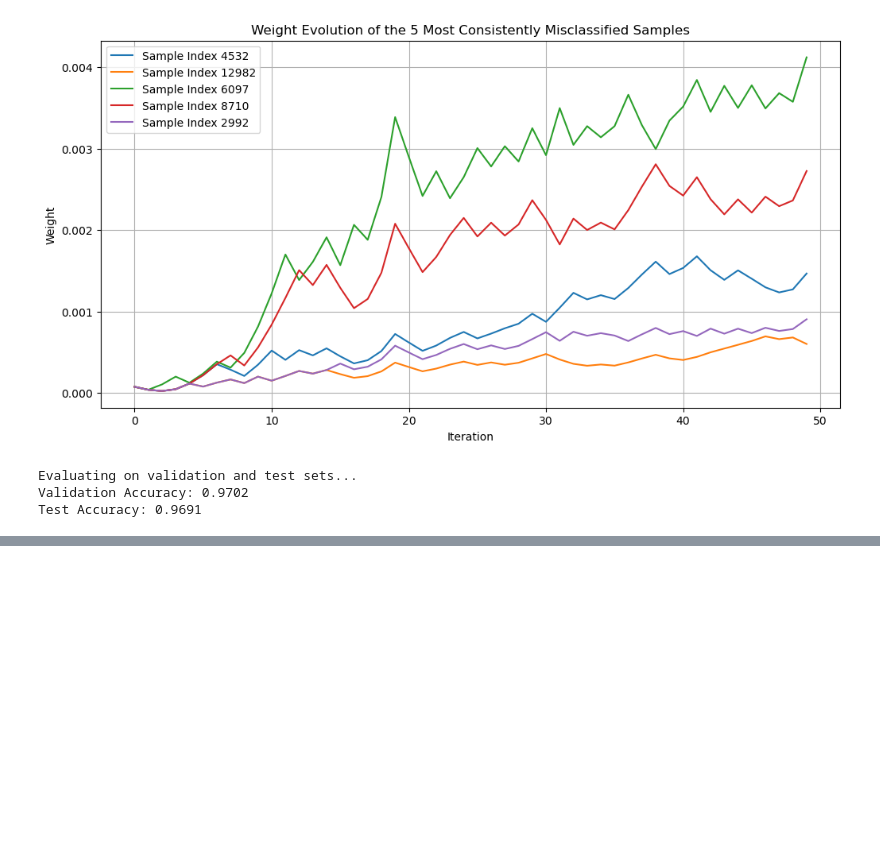
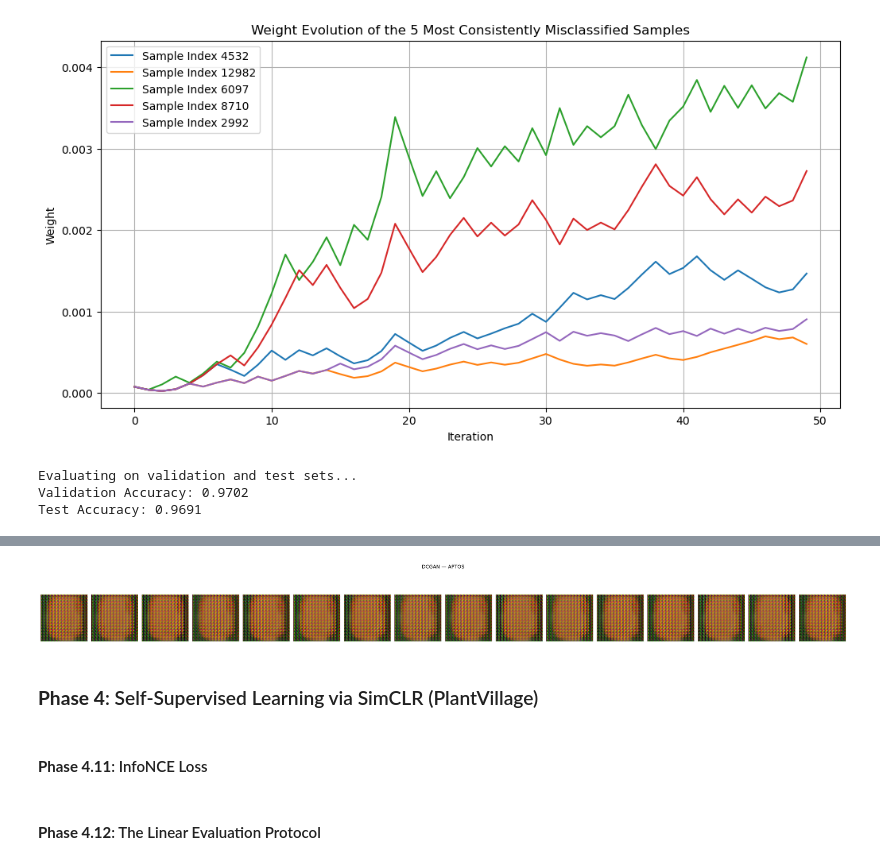
Before and after one commit to dwaipayanhaldar/E1-213-Pattern-Recognition-Neural-Network, a Jupyter notebook: Assignment_3/E1_213_A3_Dwaipayan_Haldar_code.ipynb, the cells around one changed output, grey strips where cells are left out. Saved outputs shown, nothing was run; the diff lists cells and outputs as text; code cells hidden in the pictures; blank space fills up the shorter version.

```diff
--- a/Assignment_3/E1_213_A3_Dwaipayan_Haldar_code.ipynb
+++ b/Assignment_3/E1_213_A3_Dwaipayan_Haldar_code.ipynb
@@ -126,0 +415,49 @@ Test Accuracy: 0.9691
+# %%
+"""
+This Cell is ran on server GPU. So not run here
+"""
+
+torch.manual_seed(42)
+torch.mps.manual_seed(42)
+
+model_gan_aptos = GAN(input_dim=128, latent_dim=128).to(device)
+
+for i, layer in enumerate(model_gan_aptos.generator):
+    if isinstance(layer, nn.BatchNorm2d):
+        model_gan_aptos.generator[i] = nn.Identity()
+
+optimizer_G_aptos = torch.optim.Adam(model_gan_aptos.generator.parameters(),     lr=2e-4, betas=(0.5, 0.999))
+optimizer_D_aptos = torch.optim.Adam(model_gan_aptos.discriminator.parameters(), lr=2e-4, betas=(0.5, 0.999))
+
+aptos_unlabeled_loader = DataLoader(UnlabeledDataset(aptos_gan), batch_size=32, shuffle=True)
+
+g_losses_aptos, d_losses_aptos = GAN_training_loop(
+    aptos_unlabeled_loader, model_gan_aptos,
+    optimizer_G_aptos, optimizer_D_aptos,
+    max_epoch=40
+)
+
+torch.save(model_gan_aptos.state_dict(), 'gan_aptos_model_woBN_weights.pth')
+# %%
+model_gan_aptos = GAN(input_dim=128, latent_dim=128).to(device)
+for i, layer in enumerate(model_gan_aptos.generator):
+    if isinstance(layer, nn.BatchNorm2d):
+        model_gan_aptos.generator[i] = nn.Identity()
+model_gan_aptos.load_state_dict(torch.load("gan_aptos_model_woBN_weights.pth", map_location=device))
+
+with torch.no_grad():
+    grid_gan = model_gan_aptos.generate(16).permute(0, 2, 3, 1).cpu().numpy()
+
+fig, axes = plt.subplots(1, 16, figsize=(32, 4))
+fig.suptitle('DCGAN — APTOS', fontsize=14)
+for i in range(16):
+    axes[i].imshow(grid_gan[i].clip(0, 1))
+    axes[i].axis('off')
+axes[0].set_ylabel('GAN', fontsize=12)
+plt.tight_layout()
+plt.savefig('P03_10.png', dpi=150, bbox_inches='tight')
+plt.show()
+# %% [output]
+[figure, added]
+# %% [markdown]
+### **Phase 4**: Self-Supervised Learning via SimCLR (PlantVillage)
@@ -126,0 +469,2 @@ Test Accuracy: 0.9691
+# %% [markdown]
+#### **Phase 4.11**: InfoNCE Loss
@@ -126,0 +511,2 @@ Test Accuracy: 0.9691
+# %% [markdown]
+#### **Phase 4.12**: The Linear Evaluation Protocol
```
Also changed, not shown: parts of 31 cells of this notebook, 13 other files.
